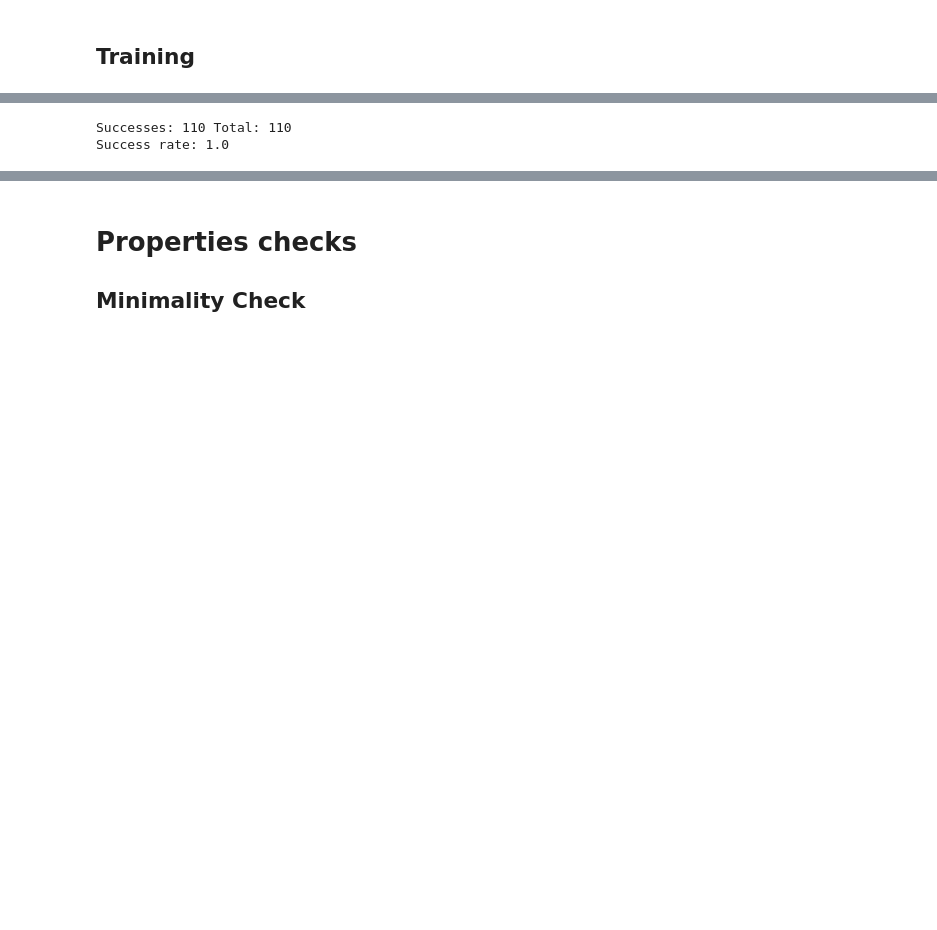
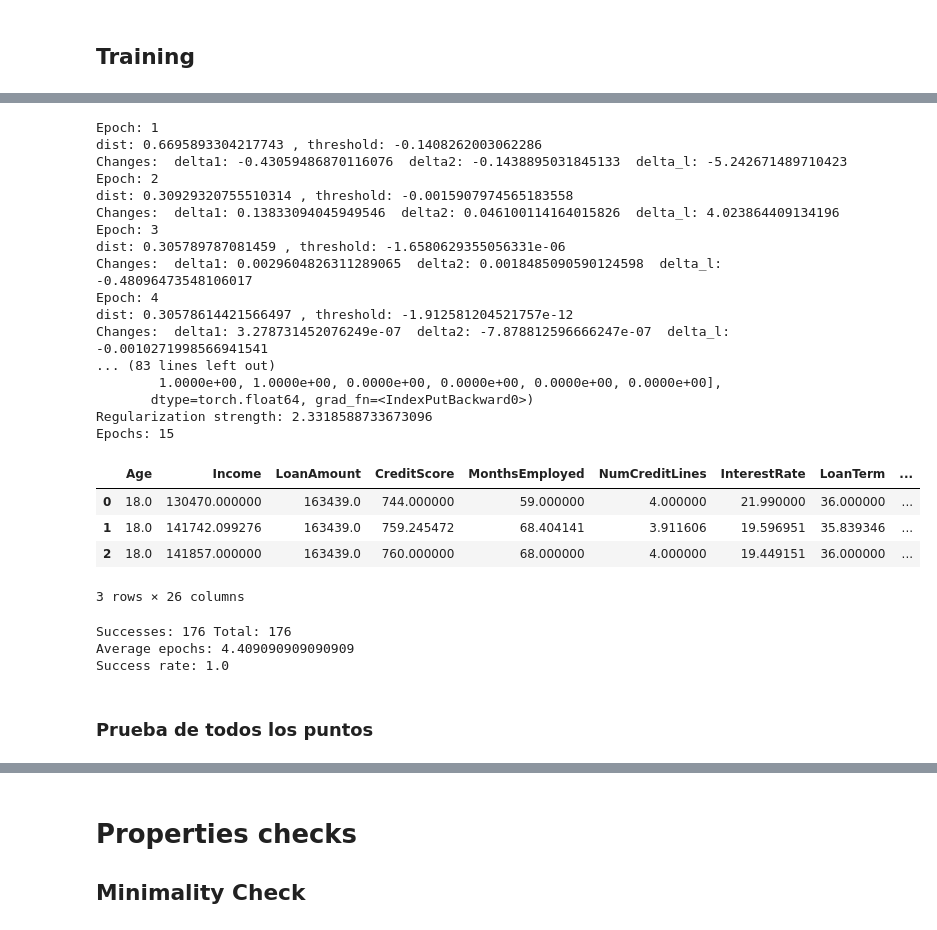
Before and after one commit to javiprietod/TFG, a Jupyter notebook: counter_grad.ipynb, the cells around one changed output, grey strips where cells are left out. Saved outputs shown, nothing was run; the diff lists cells and outputs as text; code cells hidden in the pictures; blank space fills up the shorter version.

```diff
--- a/counter_grad.ipynb
+++ b/counter_grad.ipynb
@@ -26,0 +24,10 @@ def distance(original, new, weights):
+# %%
+class State:
+    def __init__(self, model, metadata, max_epochs, dx_scaled, mean_scaled, upd_weights):
+        self.model: LogisticModel = model
+        self.metadata: DatasetMetadata = metadata
+        self.dx_scaled: torch.Tensor = dx_scaled
+        self.mean_scaled: torch.Tensor = mean_scaled
+        self.epochs: int = 0
+        self.max_epochs: int = max_epochs
+        self.upd_weights: torch.Tensor = upd_weights # columns to be updated
@@ -127,8 +163,18 @@ with open('small.txt', 'r') as f:
 # %% [markdown]
 ## Training
 # %%
-person: torch.Tensor = inputs[0] # 4, 5
-metadata.cols_for_mask = [False] * len(metadata.cols_for_mask)
-metadata.cols_for_mask[1] = True
-metadata.cols_for_mask[2] = True
+
+person: torch.Tensor = inputs[0]
+outputs = model(inputs).argmax(dim=1)
+inputs_useful = inputs[outputs == 1]
+# metadata.cols_for_mask = [False] * len(metadata.cols_for_mask)
+# metadata.cols_for_mask[1] = True
+# metadata.cols_for_mask[2] = True
 # metadata.cols_for_mask[3] = True
+# metadata.cols_for_mask[4] = True
+# metadata.cols_for_mask[5] = True
+# metadata.cols_for_mask[6] = True
+# metadata.cols_for_mask[7] = True
+# metadata.cols_for_mask[8] = True
+
+weights = torch.tensor(metadata.cols_for_mask, dtype=torch.int).to(device)
@@ -339,17 +366,62 @@ Epochs: 6
+# %%
+person_new, state, _ = newton_op(model, person, weights, 0.1, False, True)
+person_new_int, state, p_interest = newton_op(model, person, weights, 0.1, True, True)
+# p_interest[6] = person[6]
+# p_interest[8] = person[8]
+# person_new_int1, state, _ = newton_op(model, p_interest.clone(), weights & ~metadata.int_cols, 0.1, False, True)
+
+ps = [person, person_new, person_new_int] #, person_new_int1]
+outputs = [model(p.unsqueeze(0))[0][0].item() for p in ps]
+distances = [distance(person, p, weights, state=state, with_reg=False).item() for p in ps]
+
+a = pd.DataFrame([unscale_instance(x, metadata).detach().cpu().numpy().reshape(-1) for x in ps], columns=metadata.columns)
+a['output'] = outputs
+a['distance'] = distances
+a.columns
+a
+# %% [output]
+Epoch: 1
+dist: 0.6695893304217743 , threshold: -0.1408262003062286
+Changes:  delta1: -0.43059486870116076  delta2: -0.1438895031845133  delta_l: -5.242671489710423
+Epoch: 2
+dist: 0.30929320755510314 , threshold: -0.0015907974565183558
+Changes:  delta1: 0.13833094045949546  delta2: 0.046100114164015826  delta_l: 4.023864409134196
+Epoch: 3
+dist: 0.305789787081459 , threshold: -1.6580629355056331e-06
+Changes:  delta1: 0.0029604826311289065  delta2: 0.0018485090590124598  delta_l: -0.48096473548106017
+Epoch: 4
+dist: 0.30578614421566497 , threshold: -1.912581204521757e-12
+Changes:  delta1: 3.278731452076249e-07  delta2: -7.878812596666247e-07  delta_l: -0.0010271998566941541
+... (83 lines left out)
+        1.0000e+00, 1.0000e+00, 0.0000e+00, 0.0000e+00, 0.0000e+00, 0.0000e+00],
+       dtype=torch.float64, grad_fn=<IndexPutBackward0>)
+Regularization strength: 2.3318588733673096
+Epochs: 15
+|  | Age | Income | LoanAmount | CreditScore | MonthsEmployed | NumCreditLines | InterestRate | LoanTerm | ... |
+| 0 | 18.0 | 130470.000000 | 163439.0 | 744.000000 | 59.000000 | 4.000000 | 21.990000 | 36.000000 | ... |
+| 1 | 18.0 | 141742.099276 | 163439.0 | 759.245472 | 68.404141 | 3.911606 | 19.596951 | 35.839346 | ... |
+| 2 | 18.0 | 141857.000000 | 163439.0 | 760.000000 | 68.000000 | 4.000000 | 19.449151 | 36.000000 | ... |
+3 rows × 26 columns
 # %%
 successes = 0
+epochs = 0
 bad_idxs = []
 total = 0
 for idx, p in enumerate(inputs_useful):
-    ep = newton_op(model, p, weights, 0.1) #if idx not in [103, 105, 237, 406, 417, 450] else None
+    _, ep, _ = newton_op(model, p, weights, 0.1, True) #if idx not in [103, 105, 237, 406, 417, 450] else None
     # print("Person:", idx, "Success:", not ep)
-    successes += ep
+    successes += (ep.epochs < ep.max_epochs)
+    epochs += ep.epochs
     total += 1
     if not ep:
         bad_idxs.append(idx)
 print("Successes:", successes, "Total:", total)
+print("Average epochs:", epochs / total)
 print("Success rate:", successes / total)
 # %% [output]
-Successes: 110 Total: 110
+Successes: 176 Total: 176
+Average epochs: 4.409090909090909
 Success rate: 1.0
+# %% [markdown]
+### Prueba de todos los puntos
 # %%
```
Also changed, not shown: parts of 52 cells of this notebook, 3 other files.
